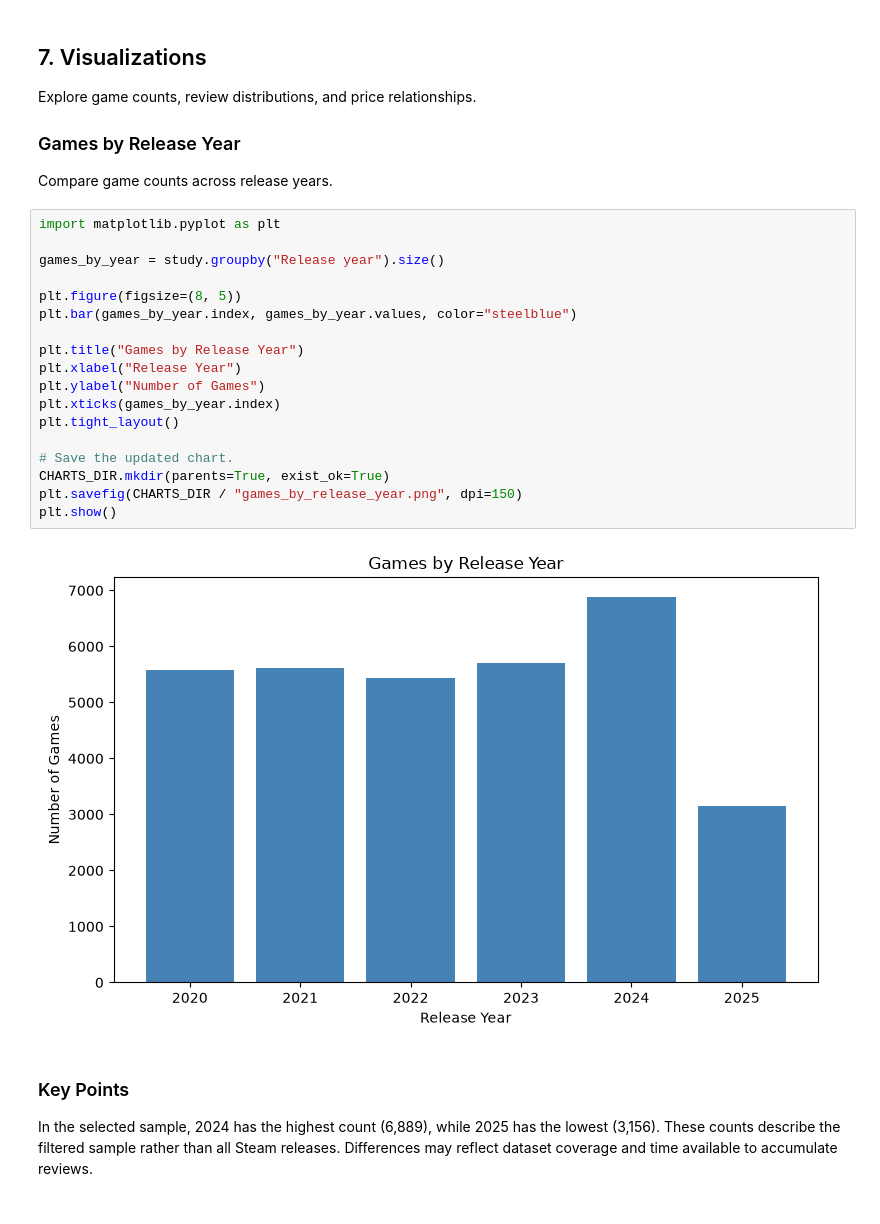
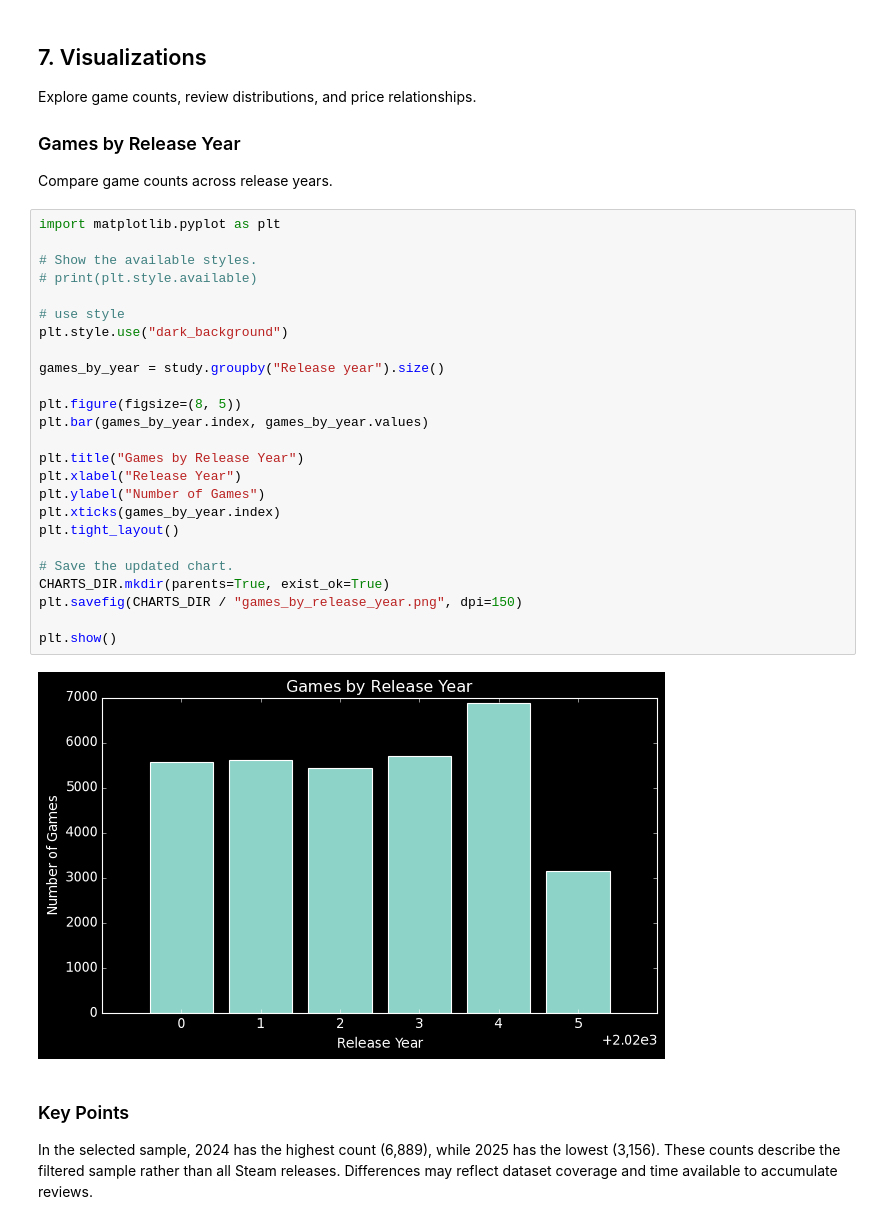
Before and after one commit to wuxunxun/steam-game-analysis, a Jupyter notebook: code/final_run.ipynb, the cells around one changed output. Saved outputs shown, nothing was run; the diff lists cells and outputs as text.

Commit message:
update files, create report file and change chart style.

```diff
--- a/code/final_run.ipynb
+++ b/code/final_run.ipynb
@@ -472,24 +472,31 @@ Explore game counts, review distributions, and price relationships.
 Compare game counts across release years.
 # %%
 import matplotlib.pyplot as plt
+
+# Show the available styles.
+# print(plt.style.available)
+
+# use style
+plt.style.use("dark_background")
 
 games_by_year = study.groupby("Release year").size()
 
 plt.figure(figsize=(8, 5))
-plt.bar(games_by_year.index, games_by_year.values, color="steelblue")
+plt.bar(games_by_year.index, games_by_year.values)
 
 plt.title("Games by Release Year")
 plt.xlabel("Release Year")
 plt.ylabel("Number of Games")
 plt.xticks(games_by_year.index)
 plt.tight_layout()
 
 # Save the updated chart.
 CHARTS_DIR.mkdir(parents=True, exist_ok=True)
 plt.savefig(CHARTS_DIR / "games_by_release_year.png", dpi=150)
+
 plt.show()
 # %% [output]
-[figure, old version]
+[figure, new version]
 # %% [markdown]
 ### Key Points
 In the selected sample, 2024 has the highest count (6,889), while 2025 has the lowest (3,156). These counts describe the filtered sample rather than all Steam releases. Differences may reflect dataset coverage and time available to accumulate reviews.
```
Also changed, not shown: parts of 2 cells of this notebook, 7 other files.
